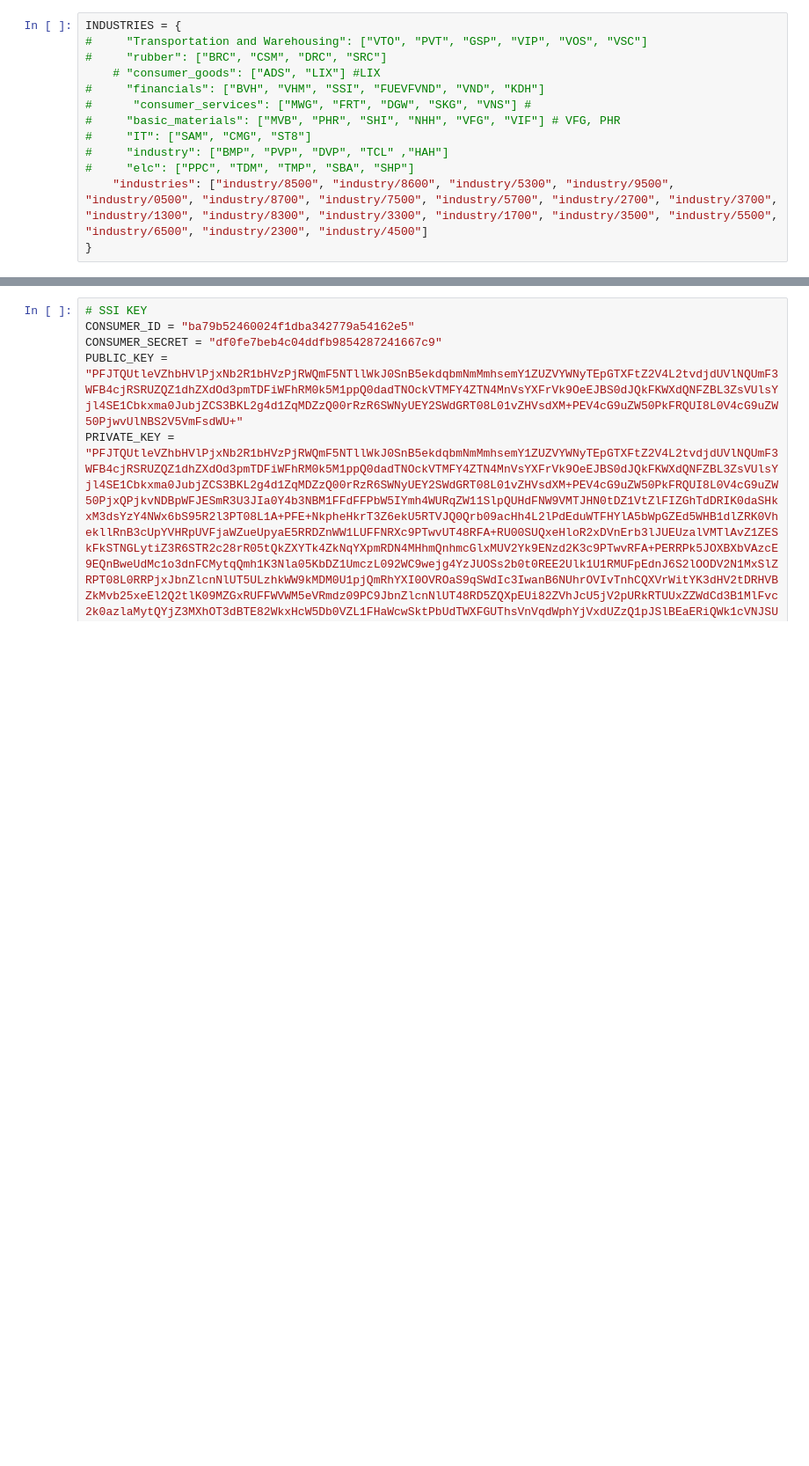
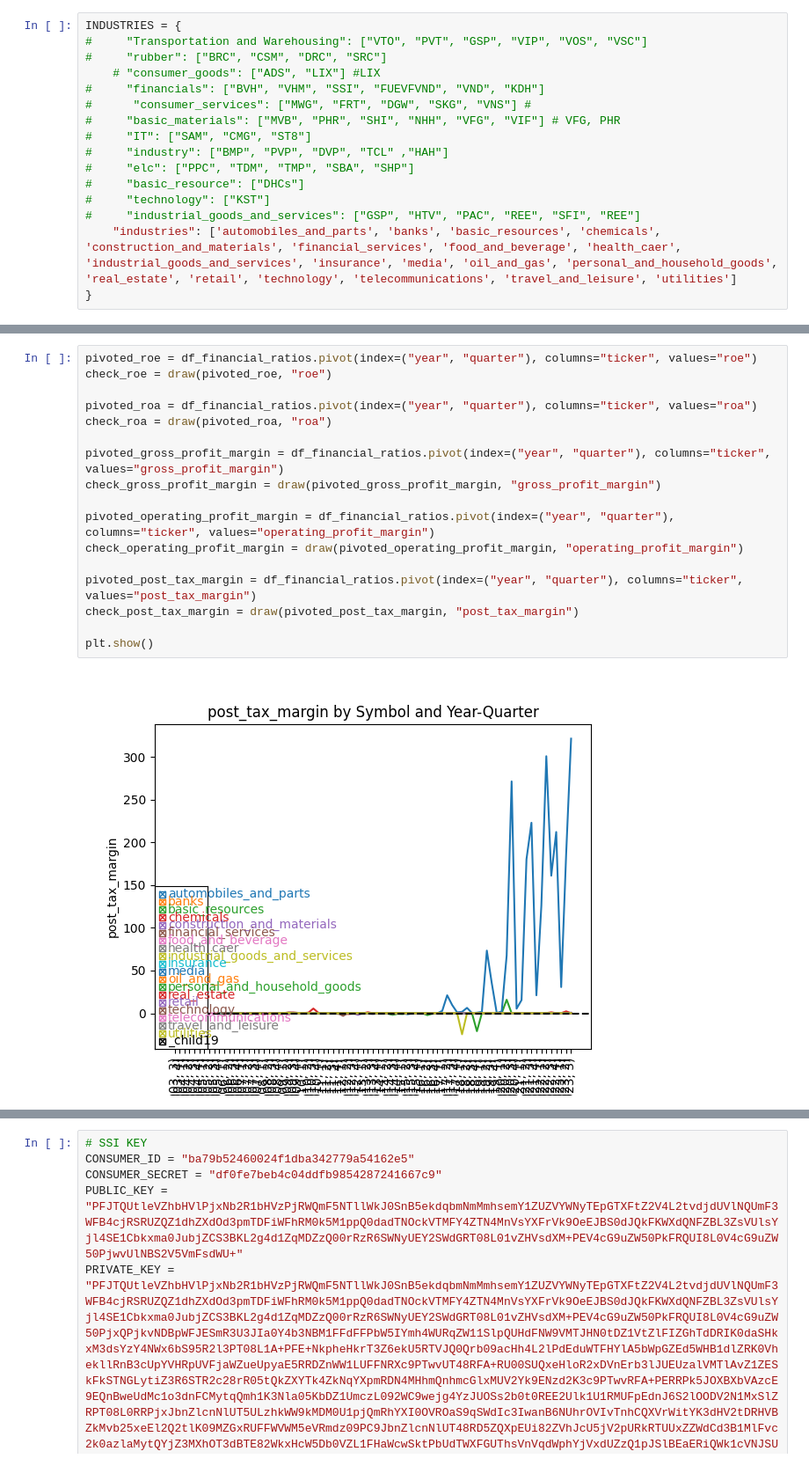
Before and after one commit to nohattee/finbreak, a Jupyter notebook: crawl.ipynb, the cells around one changed output, grey strips where cells are left out. Shown at 88% size. Saved outputs shown, nothing was run; the diff lists cells and outputs as text; blank space fills up the shorter version.

```diff
--- a/crawl.ipynb
+++ b/crawl.ipynb
@@ -19,7 +19,10 @@ INDUSTRIES = {
 #     "IT": ["SAM", "CMG", "ST8"]
 #     "industry": ["BMP", "PVP", "DVP", "TCL" ,"HAH"]
 #     "elc": ["PPC", "TDM", "TMP", "SBA", "SHP"]
-    "industries": ["industry/8500", "industry/8600", "industry/5300", "industry/9500", "industry/0500", "industry/8700", "industry/7500", "industry/5700", "industry/2700", "industry/3700", "industry/1300", "industry/8300", "industry/3300", "industry/1700", "industry/3500", "industry/5500", "industry/6500", "industry/2300", "industry/4500"]
+#     "basic_resource": ["DHCs"]
+#     "technology": ["KST"]
+#     "industrial_goods_and_services": ["GSP", "HTV", "PAC", "REE", "SFI", "REE"]
+    "industries": ['automobiles_and_parts', 'banks', 'basic_resources', 'chemicals', 'construction_and_materials', 'financial_services', 'food_and_beverage', 'health_caer', 'industrial_goods_and_services', 'insurance', 'media', 'oil_and_gas', 'personal_and_household_goods', 'real_estate', 'retail', 'technology', 'telecommunications', 'travel_and_leisure', 'utilities']
 }
 # %%
 from dataclasses import dataclass, asdict
@@ -188,0 +226,19 @@ industry/4500
+# %%
+pivoted_roe = df_financial_ratios.pivot(index=("year", "quarter"), columns="ticker", values="roe")
+check_roe = draw(pivoted_roe, "roe")
+
+pivoted_roa = df_financial_ratios.pivot(index=("year", "quarter"), columns="ticker", values="roa")
+check_roa = draw(pivoted_roa, "roa")
+
+pivoted_gross_profit_margin = df_financial_ratios.pivot(index=("year", "quarter"), columns="ticker", values="gross_profit_margin")
+check_gross_profit_margin = draw(pivoted_gross_profit_margin, "gross_profit_margin")
+
+pivoted_operating_profit_margin = df_financial_ratios.pivot(index=("year", "quarter"), columns="ticker", values="operating_profit_margin")
+check_operating_profit_margin = draw(pivoted_operating_profit_margin, "operating_profit_margin")
+
+pivoted_post_tax_margin = df_financial_ratios.pivot(index=("year", "quarter"), columns="ticker", values="post_tax_margin")
+check_post_tax_margin = draw(pivoted_post_tax_margin, "post_tax_margin")
+
+plt.show()
+# %% [output]
+[figure, added]
```
Also changed, not shown: parts of 18 cells of this notebook, 1 other file.
